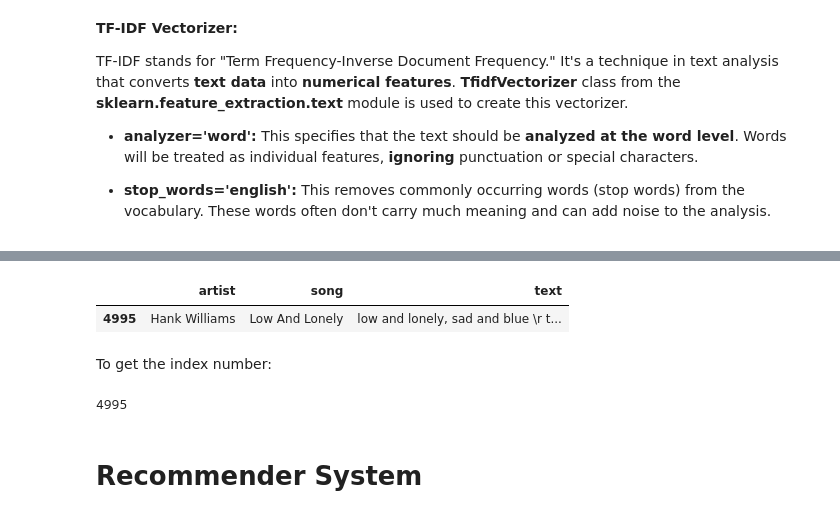
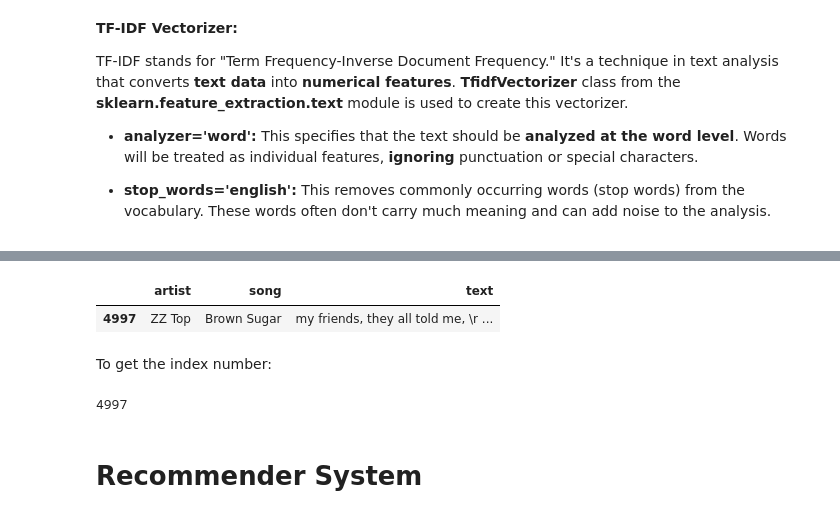
Before and after one commit to smriti011/SPOTIFY-Music-Recommendation-System-, a Jupyter notebook: Music_Recommendation_System.ipynb, the cells around one changed output, grey strips where cells are left out. Drawn from its saved outputs; the diff is of its cells as text; code cells hidden in the pictures.

```diff
--- a/Music_Recommendation_System.ipynb
+++ b/Music_Recommendation_System.ipynb
@@ -218,14 +223,14 @@ array([0.00261988, 1.        , 0.00133109, ..., 0.00430846, 0.00256118,
 # %%
-df[df['song'] == "Low And Lonely"]
+df[df['song'] == "Brown Sugar"]
 # %% [output]
 |  | artist | song | text |
-| 4995 | Hank Williams | Low And Lonely | low and lonely, sad and blue \r t... |
+| 4997 | ZZ Top | Brown Sugar | my friends, they all told me, \r ... |
 # %% [markdown]
 To get the index number:
 # %%
-df[df['song'] == "Low And Lonely"].index[0]
+df[df['song'] == "Brown Sugar"].index[0]
 # %% [output]
-4995
+4997
 # %% [markdown]
 # Recommender System
 # %% [markdown]
```
Also changed, not shown: parts of 20 cells of this notebook.
